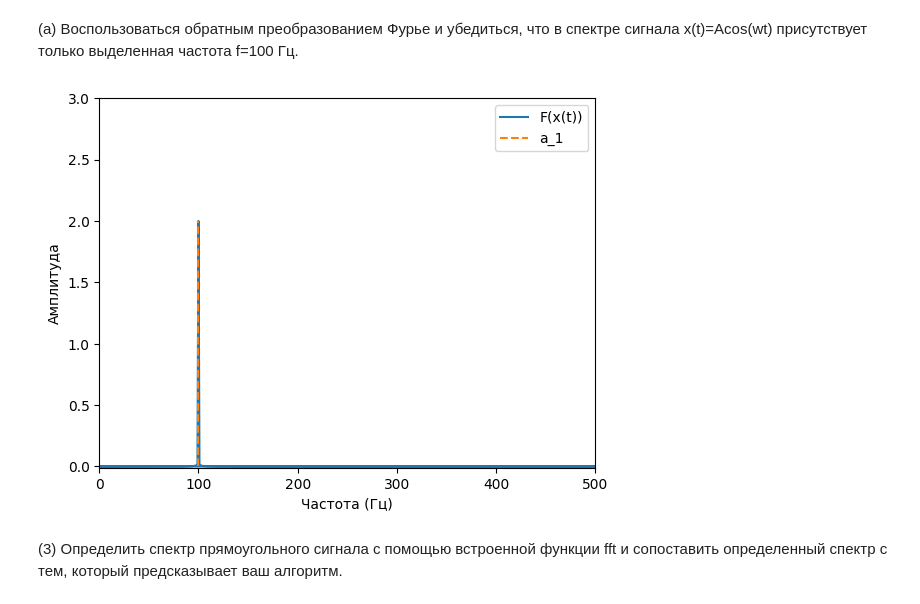
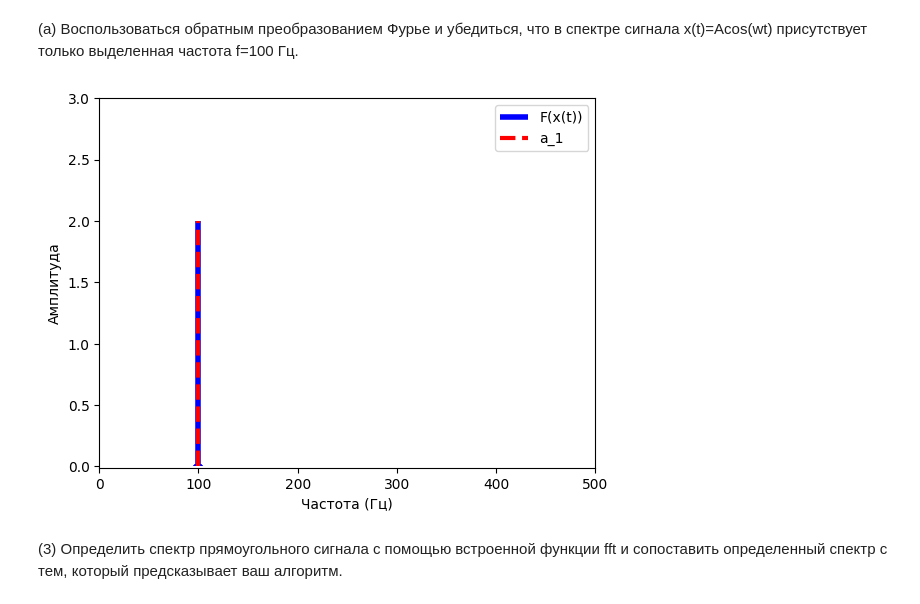
Before and after one commit to Grenka054/DSP-Labs, a Jupyter notebook: lab1.ipynb, the cells around one changed output. Drawn from its saved outputs; the diff is of its cells as text; code cells hidden in the pictures.

```diff
--- a/lab1.ipynb
+++ b/lab1.ipynb
@@ -10,22 +10,20 @@ def an(n, w, function, t0):
     '''
     Возвращает значение коэффициента a_n
     n - номер гармоники, w - угловая частота, function - функция сигнала, t0 - начальное время.
-    args - дополнительные аргументы для функции function.
     '''
     T = 2 * np.pi / w
     return (2/T) *\
         (quad(lambda t: np.cos(n*w*t) * function(t), t0, t0+T))[0]
 
 
-def bn(n, w, function, t0, *args):
+def bn(n, w, function, t0):
     '''
     Возвращает значение коэффициента b_n
     n - номер гармоники, w - угловая частота, function - функция сигнала, t0 - начальное время.
-    args - дополнительные аргументы для функции function.
     '''
     T = 2 * np.pi / w
     return (2/T) *\
-        (quad(lambda t: np.sin(n*w*t) * function(t, *args), t0, t0+T))[0]
+        (quad(lambda t: np.sin(n*w*t) * function(t), t0, t0+T))[0]
 
 
 def Fourier(function, t0, T, N, t):
@@ -150,26 +148,26 @@ plt.plot(t_cos, ycos_)
 # %%
 # Вычисление DFT сигнала ycos_
 y2_dft = np.fft.fft(ycos_)
 
 # Вычисление частот
 freq_cos = np.fft.fftfreq(len(t_cos), d=(t_cos[1]-t_cos[0]))
 
 a1_cos = an(1, w_cos, lambda t: cos_signal(t, A_cos, w_cos), t0_cos)
 
 # Построение графика спектра
-plt.plot(freq_cos, np.abs(y2_dft) / num_cos * 2, label = 'F(x(t))')
+plt.vlines(freq_cos, 0, np.abs(y2_dft) / num_cos * 2, color='b', linewidth=4, label = 'F(x(t))')
 
 # Наложение a_1
-plt.plot([f_cos, f_cos], [0, a1_cos], linestyle='--', label = 'a_1')
+plt.vlines([f_cos], 0, a1_cos, colors='r', label='a_1', linewidth=3, linestyles='dashed')
 
 plt.xlabel('Частота (Гц)')
 plt.ylabel('Амплитуда')
 plt.xlim(0, 500)
 plt.ylim(-0.01, A_cos+A_cos/2)
 plt.legend()
 plt.show()
 # %% [output]
-[figure, old version]
+[figure, new version]
 # %% [markdown]
 (3) Определить спектр прямоугольного сигнала с помощью встроенной функции fft и сопоставить
 определенный спектр с тем, который предсказывает ваш алгоритм.
```
Also changed, not shown: parts of 5 cells of this notebook.
